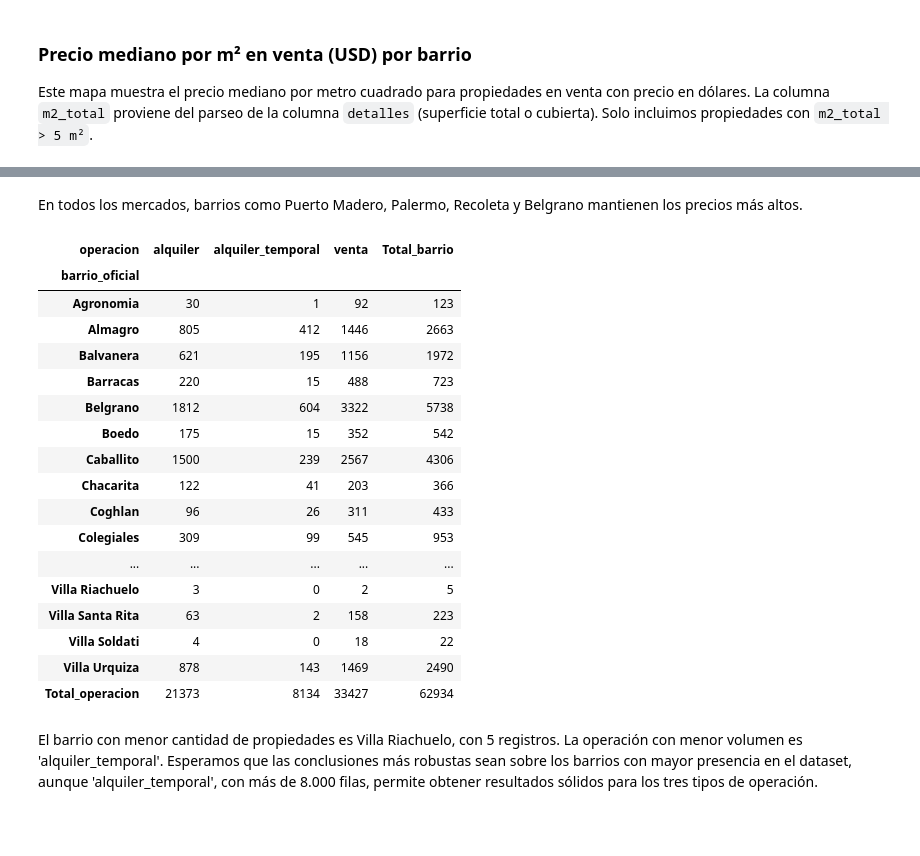
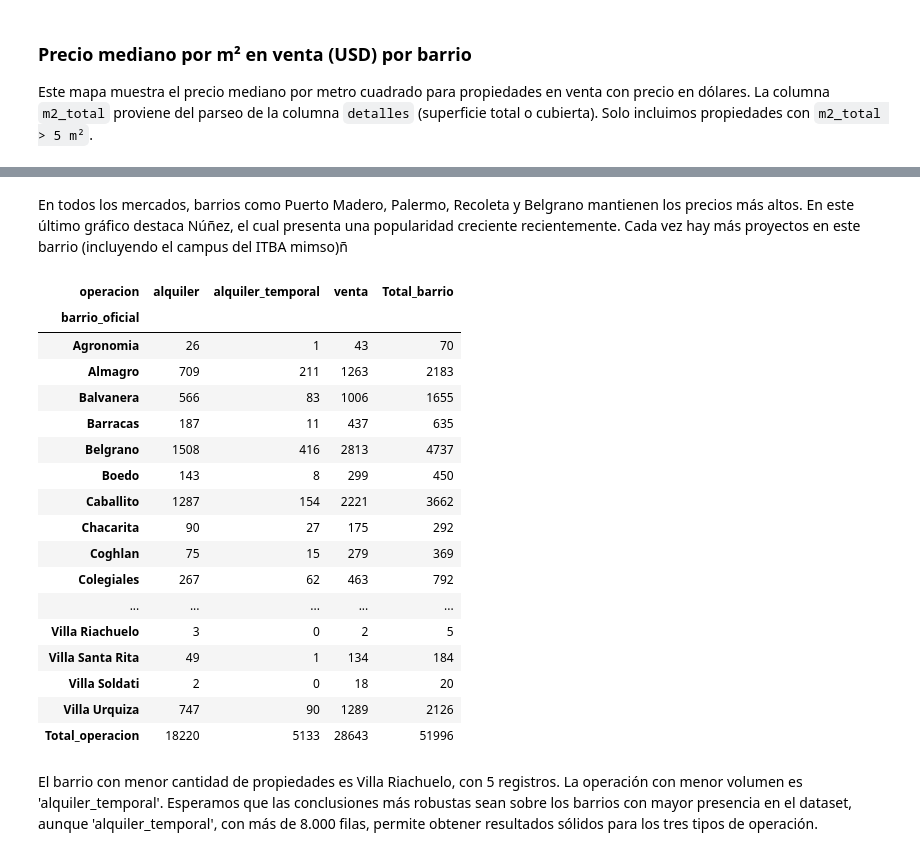
Before and after one commit to clararodriguezacevedo/descriptiva-real-estate, a Jupyter notebook: notebooks/eda.ipynb, the cells around one changed output, grey strips where cells are left out. Saved outputs shown, nothing was run; the diff lists cells and outputs as text; code cells hidden in the pictures; blank space fills up the shorter version.

```diff
--- a/notebooks/eda.ipynb
+++ b/notebooks/eda.ipynb
@@ -587,7 +571,7 @@ df_det = pd.DataFrame(df['detalles'].apply(parse_detalles).tolist())
 df_desc = pd.DataFrame(df['descripción'].apply(parse_descripcion).tolist())
 # %%
 # Detalles tiene prioridad sobre descripción por ser más confiable
-combined = df_desc.combine_first(df_det)
+combined = df_det.combine_first(df_desc)
 # %%
 bool_cols = [
     'balcon', 'terraza', 'pileta', 'parrilla', 'sum', 'lavadero', 'gimnasio',
@@ -989,7 +973,7 @@ vars_estructurales = ['ambientes', 'baños', 'dormitorios', 'antiguedad_años']
 
 for col in vars_estructurales:
     # Imputamos por la mediana de barrio y rango de m?
-    df_final[col] = df_final.groupby(['barrio', 'm2_bin'])[col].transform(lambda x: x.fillna(x.median()))
+    df_final[col] = df_final.groupby(['barrio_oficial', 'm2_bin'])[col].transform(lambda x: x.fillna(x.median()))
 
     # Si quedan nulos (bin sin datos en ese barrio), usamos solo el bin
     df_final[col] = df_final.groupby('m2_bin')[col].transform(lambda x: x.fillna(x.median()))
@@ -2086,35 +2068,35 @@ else:
 # %% [markdown]
-En todos los mercados, barrios como Puerto Madero, Palermo, Recoleta y Belgrano mantienen los precios más altos.
+En todos los mercados, barrios como Puerto Madero, Palermo, Recoleta y Belgrano mantienen los precios más altos. En este último gráfico destaca Núñez, el cual presenta una popularidad creciente recientemente. Cada vez hay más proyectos en este barrio (incluyendo el campus del ITBA mimso)ñ
 # %%
 tabla_barrio_operacion = (
-    df.groupby(["barrio_oficial", "operacion"])
+    df_final.groupby(["barrio_oficial", "operacion"])
       .size()
       .unstack(fill_value=0)
 )
 
 tabla_barrio_operacion["Total_barrio"] = tabla_barrio_operacion.sum(axis=1)
 tabla_barrio_operacion.loc["Total_operacion"] = tabla_barrio_operacion.sum(axis=0)
 
 tabla_barrio_operacion
 # %% [output]
 | operacion | alquiler | alquiler_temporal | venta | Total_barrio |
 | barrio_oficial |  |  |  |  |
-| Agronomia | 30 | 1 | 92 | 123 |
-| Almagro | 805 | 412 | 1446 | 2663 |
-| Balvanera | 621 | 195 | 1156 | 1972 |
-| Barracas | 220 | 15 | 488 | 723 |
-| Belgrano | 1812 | 604 | 3322 | 5738 |
-| Boedo | 175 | 15 | 352 | 542 |
-| Caballito | 1500 | 239 | 2567 | 4306 |
-| Chacarita | 122 | 41 | 203 | 366 |
-| Coghlan | 96 | 26 | 311 | 433 |
-| Colegiales | 309 | 99 | 545 | 953 |
+| Agronomia | 26 | 1 | 43 | 70 |
+| Almagro | 709 | 211 | 1263 | 2183 |
+| Balvanera | 566 | 83 | 1006 | 1655 |
+| Barracas | 187 | 11 | 437 | 635 |
+| Belgrano | 1508 | 416 | 2813 | 4737 |
+| Boedo | 143 | 8 | 299 | 450 |
+| Caballito | 1287 | 154 | 2221 | 3662 |
+| Chacarita | 90 | 27 | 175 | 292 |
+| Coghlan | 75 | 15 | 279 | 369 |
+| Colegiales | 267 | 62 | 463 | 792 |
 | ... | ... | ... | ... | ... |
 | Villa Riachuelo | 3 | 0 | 2 | 5 |
-| Villa Santa Rita | 63 | 2 | 158 | 223 |
-| Villa Soldati | 4 | 0 | 18 | 22 |
-| Villa Urquiza | 878 | 143 | 1469 | 2490 |
-| Total_operacion | 21373 | 8134 | 33427 | 62934 |
+| Villa Santa Rita | 49 | 1 | 134 | 184 |
+| Villa Soldati | 2 | 0 | 18 | 20 |
+| Villa Urquiza | 747 | 90 | 1289 | 2126 |
+| Total_operacion | 18220 | 5133 | 28643 | 51996 |
 # %% [markdown]
 El barrio con menor cantidad de propiedades es Villa Riachuelo, con 5 registros. La operación con menor volumen es 'alquiler_temporal'. Esperamos que las conclusiones más robustas sean sobre los barrios con mayor presencia en el dataset, aunque 'alquiler_temporal', con más de 8.000 filas, permite obtener resultados sólidos para los tres tipos de operación.
 # %% [markdown]
```
Also changed, not shown: parts of 37 cells of this notebook.
